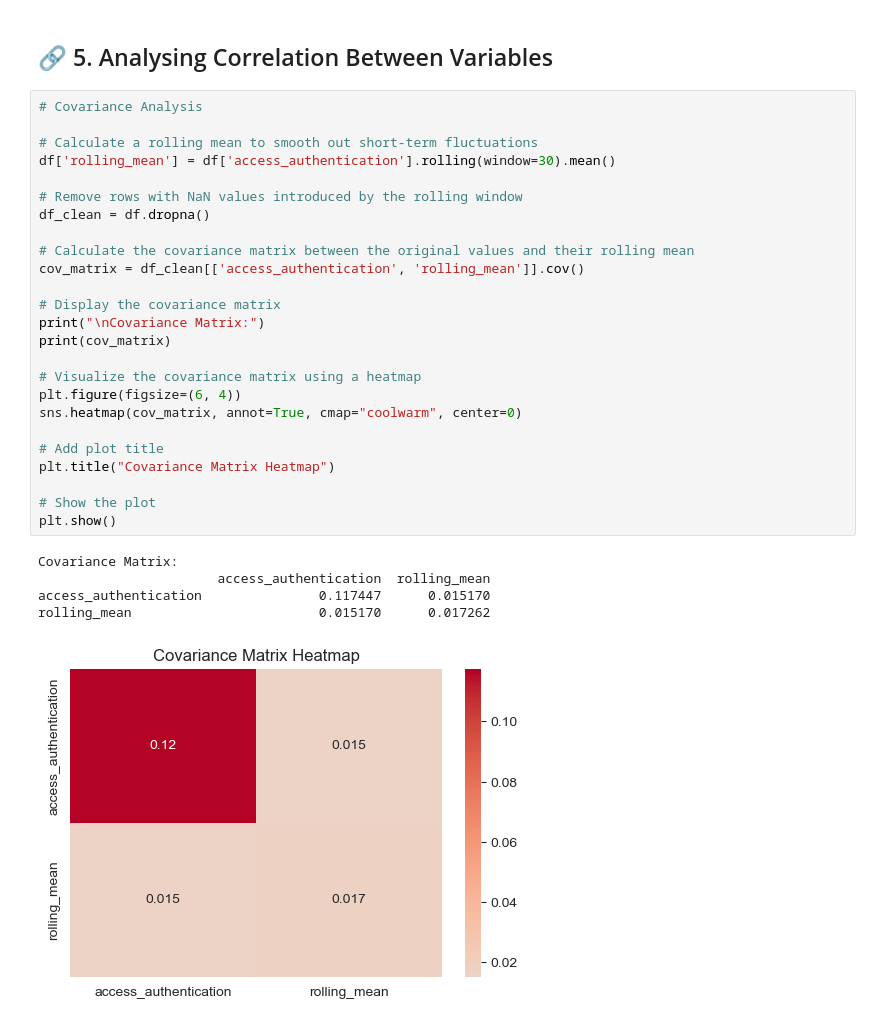
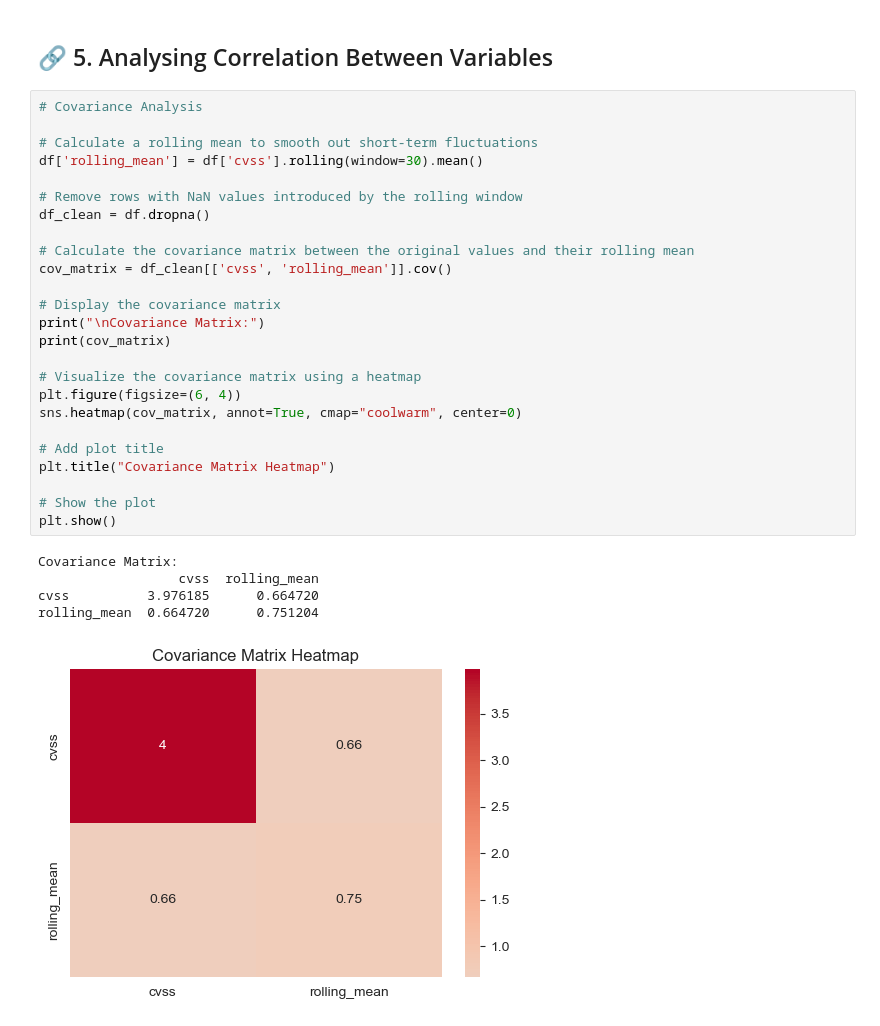
Before and after one commit to 01Qin/DataAnalytics, a Jupyter notebook: mini_project/Common Vulnerability.ipynb, the cells around one changed output. Saved outputs shown, nothing was run; the diff lists cells and outputs as text.

```diff
--- a/mini_project/Common Vulnerability.ipynb
+++ b/mini_project/Common Vulnerability.ipynb
@@ -498,34 +498,34 @@ dtype: int64
 # %%
 # Covariance Analysis
 
 # Calculate a rolling mean to smooth out short-term fluctuations
-df['rolling_mean'] = df['access_authentication'].rolling(window=30).mean()
+df['rolling_mean'] = df['cvss'].rolling(window=30).mean()
 
 # Remove rows with NaN values introduced by the rolling window
 df_clean = df.dropna()
 
 # Calculate the covariance matrix between the original values and their rolling mean
-cov_matrix = df_clean[['access_authentication', 'rolling_mean']].cov()
+cov_matrix = df_clean[['cvss', 'rolling_mean']].cov()
 
 # Display the covariance matrix
 print("\nCovariance Matrix:")
 print(cov_matrix)
 
 # Visualize the covariance matrix using a heatmap
 plt.figure(figsize=(6, 4))
 sns.heatmap(cov_matrix, annot=True, cmap="coolwarm", center=0)
 
 # Add plot title
 plt.title("Covariance Matrix Heatmap")
 
 # Show the plot
 plt.show()
 # %% [output]
 Covariance Matrix:
-                       access_authentication  rolling_mean
-access_authentication               0.117447      0.015170
-rolling_mean                        0.015170      0.017262
+                  cvss  rolling_mean
+cvss          3.976185      0.664720
+rolling_mean  0.664720      0.751204
-[figure, old version]
+[figure, new version]
 # %%
 # Calculate correlation matrices using different methods:
 
```
Also changed, not shown: parts of 2 cells of this notebook.
